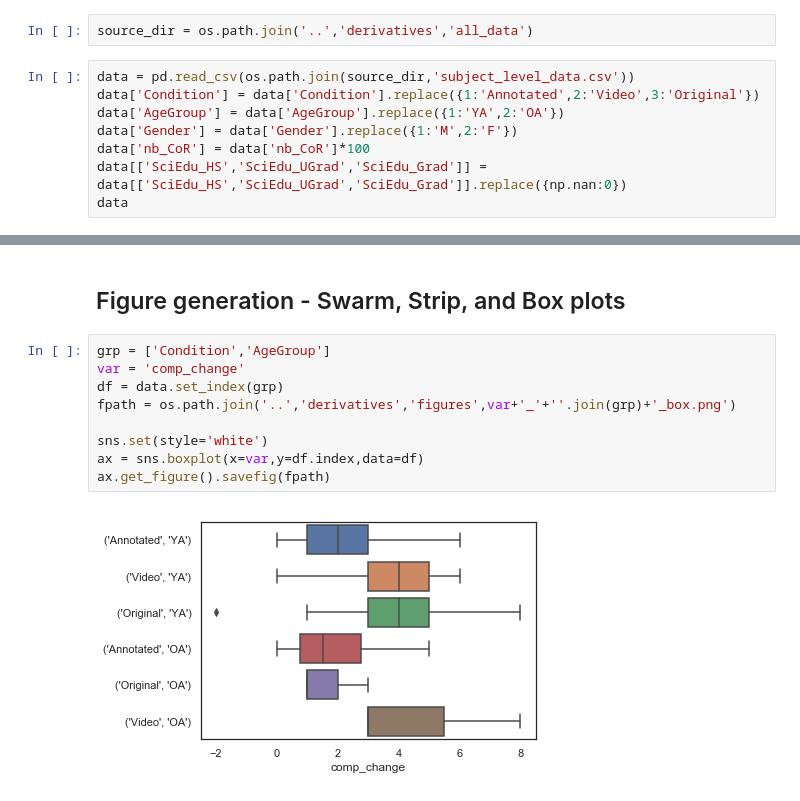
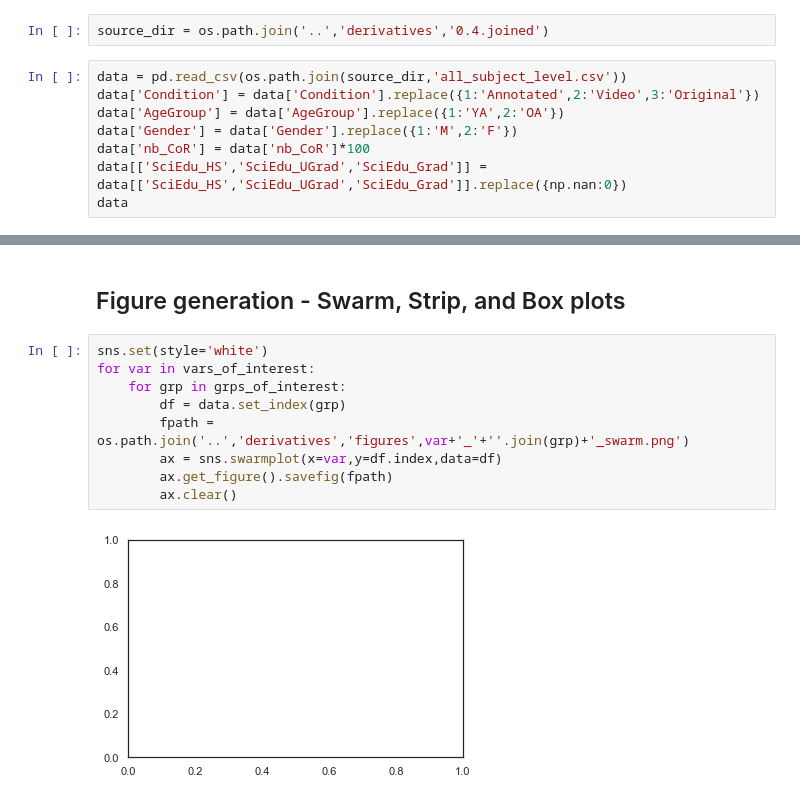
Before and after one commit to lighthall-lab/scilearn, a Jupyter notebook: 1.1.analysis.ipynb, the cells around one changed output, grey strips where cells are left out. Saved outputs shown, nothing was run; the diff lists cells and outputs as text.

Commit message:
updated figure generation, data update

```diff
--- a/1.1.analysis.ipynb
+++ b/1.1.analysis.ipynb
@@ -6,9 +6,9 @@ import seaborn as sns
 import matplotlib.pyplot as plt
 from pylab import savefig
 # %%
-source_dir = os.path.join('..','derivatives','all_data')
+source_dir = os.path.join('..','derivatives','0.4.joined')
 # %%
-data = pd.read_csv(os.path.join(source_dir,'subject_level_data.csv'))
+data = pd.read_csv(os.path.join(source_dir,'all_subject_level.csv'))
 data['Condition'] = data['Condition'].replace({1:'Annotated',2:'Video',3:'Original'})
 data['AgeGroup'] = data['AgeGroup'].replace({1:'YA',2:'OA'})
 data['Gender'] = data['Gender'].replace({1:'M',2:'F'})
@@ -103,13 +136,13 @@ for var in vars_of_interest:
 # %% [markdown]
 ## Figure generation - Swarm, Strip, and Box plots
 # %%
-grp = ['Condition','AgeGroup']
-var = 'comp_change'
-df = data.set_index(grp)
-fpath = os.path.join('..','derivatives','figures',var+'_'+''.join(grp)+'_box.png')
-
 sns.set(style='white')
-ax = sns.boxplot(x=var,y=df.index,data=df)
-ax.get_figure().savefig(fpath)
+for var in vars_of_interest:
+    for grp in grps_of_interest:
+        df = data.set_index(grp)
+        fpath = os.path.join('..','derivatives','figures',var+'_'+''.join(grp)+'_swarm.png')
+        ax = sns.swarmplot(x=var,y=df.index,data=df)
+        ax.get_figure().savefig(fpath)
+        ax.clear()
 # %% [output]
-[figure, old version]
+[figure, new version]
```
Also changed, not shown: parts of 4 cells of this notebook.
